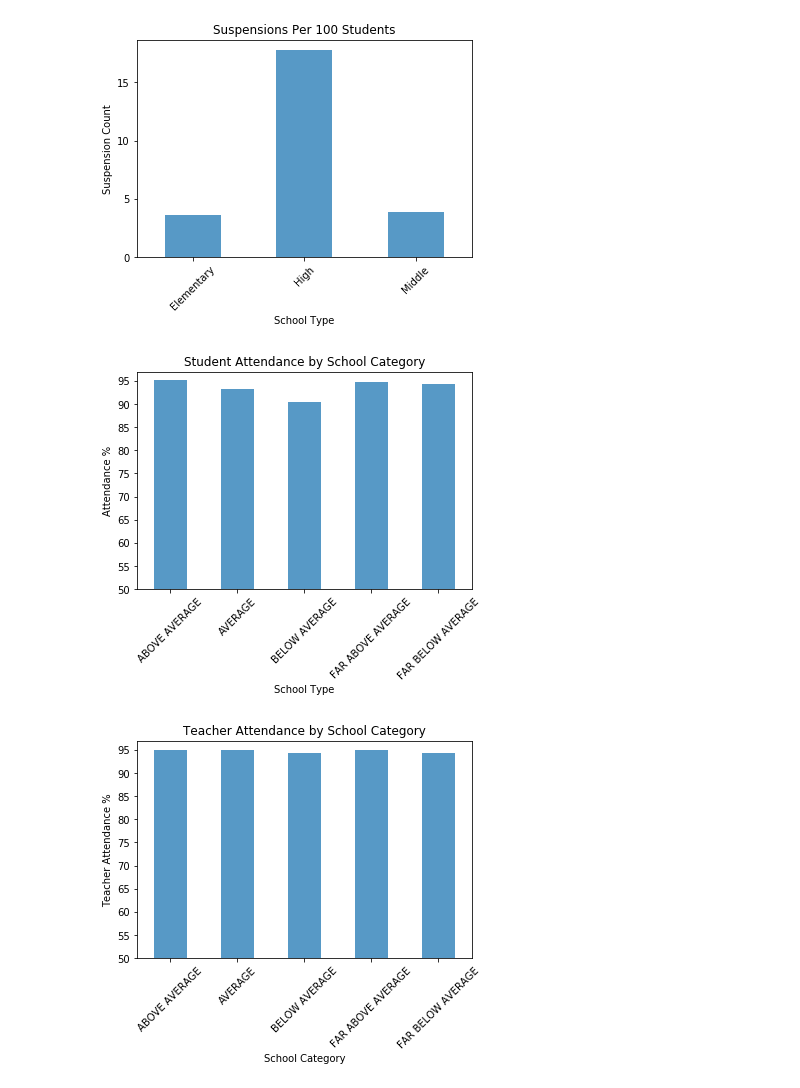
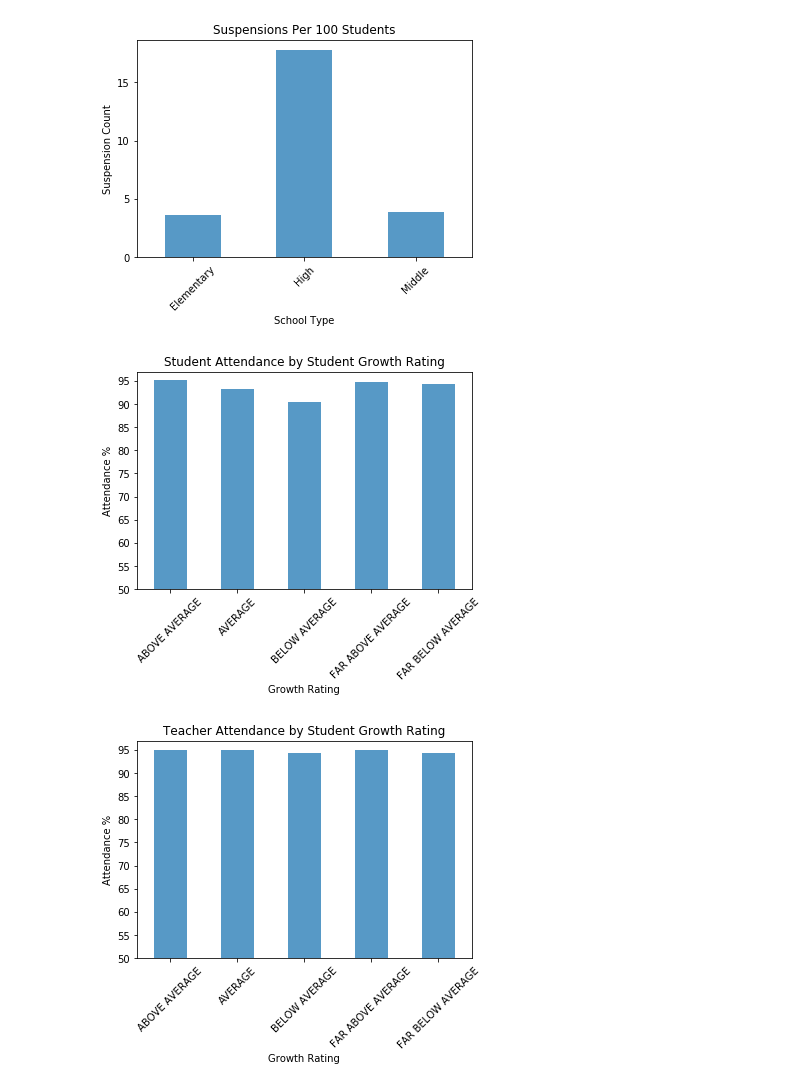
Before and after one commit to sjricketts/cps_success, a Jupyter notebook: cleaning_code.ipynb, the cells around one changed output. Saved outputs shown, nothing was run; the diff lists cells and outputs as text; code cells hidden in the pictures.

```diff
--- a/cleaning_code.ipynb
+++ b/cleaning_code.ipynb
@@ -115,29 +115,29 @@ attendance_and_growth=student_growth["Student_Attendance_Year_1_Pct"].mean()
 attendance_and_growth=pd.DataFrame(attendance_and_growth)
 
 attendance_and_growth.plot(kind="bar", legend=None, alpha=0.75)
-plt.xlabel("School Type")
+plt.xlabel("Growth Rating")
 plt.ylabel("Attendance %")
-plt.title("Student Attendance by School Category")
+plt.title("Student Attendance by Student Growth Rating")
 plt.yticks(np.arange(0, 100, step=5))
 # plt.grid(axis="y")
 plt.xticks(rotation=45)
 plt.ylim(50,97);
 # %% [output]
-[figure, old version]
+[figure, new version]
 # %%
 teacher_and_growth=student_growth["Teacher_Attendance_Year_1_Pct"].mean()
 teacher_and_growth=pd.DataFrame(teacher_and_growth)
 
 teacher_and_growth.plot(kind="bar", legend=None, alpha=0.75)
-plt.xlabel("School Category")
-plt.ylabel("Teacher Attendance %")
-plt.title("Teacher Attendance by School Category")
+plt.xlabel("Growth Rating")
+plt.ylabel("Attendance %")
+plt.title("Teacher Attendance by Student Growth Rating")
 plt.yticks(np.arange(0, 100, step=5))
 # plt.grid(axis="y")
 plt.xticks(rotation=45)
 plt.ylim(50,97);
 # %% [output]
-[figure, old version]
+[figure, new version]
 # %%
 suspensions_and_growth=student_growth["Suspensions_Per_100_Students_Year_1_Pct"].mean()
 suspensions_and_growth=pd.DataFrame(suspensions_and_growth)
```
Also changed, not shown: parts of 5 cells of this notebook.
